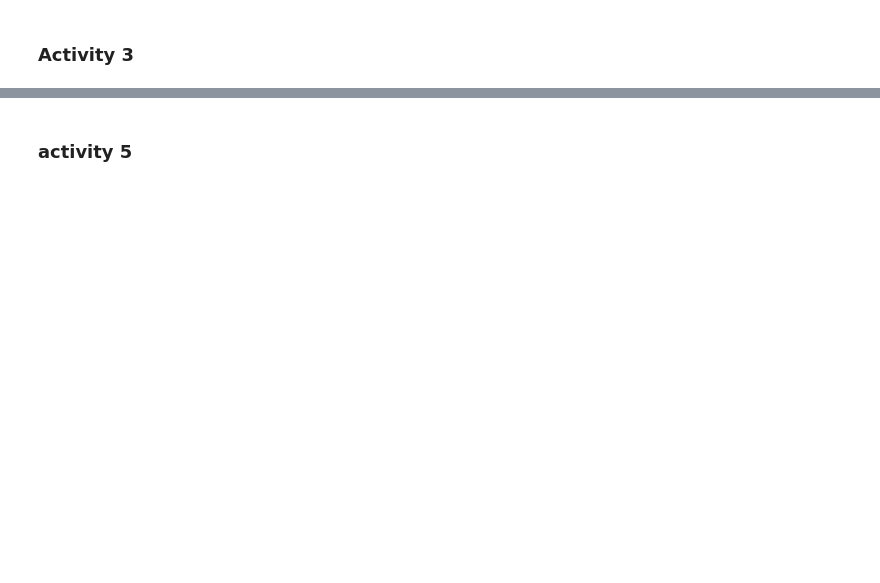
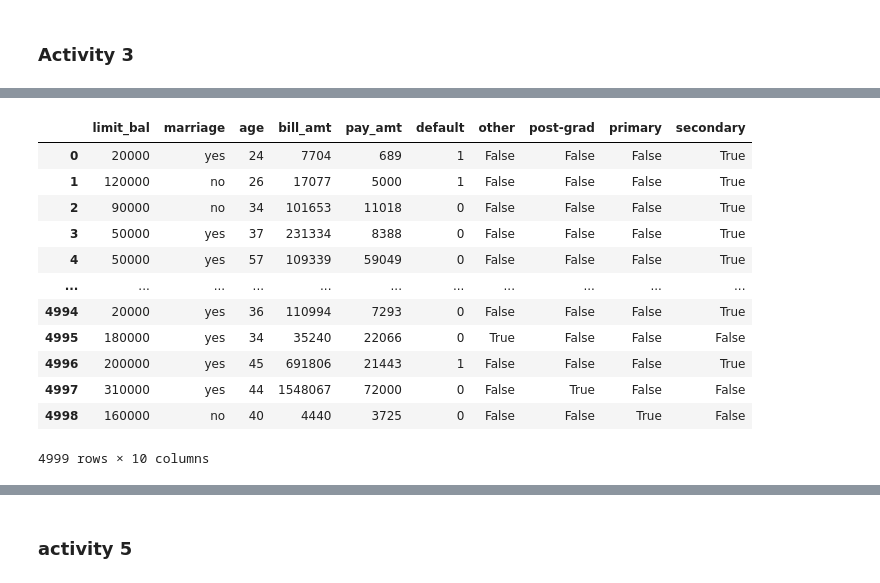
Before and after one commit to softmaxhuanchen/AI-ML, a Jupyter notebook: unsup-learning part2-live/unsup-part2-live.ipynb, the cells around one changed output, grey strips where cells are left out. Saved outputs shown, nothing was run; the diff lists cells and outputs as text; code cells hidden in the pictures; blank space fills up the shorter version.

```diff
--- a/unsup-learning part2-live/unsup-part2-live.ipynb
+++ b/unsup-learning part2-live/unsup-part2-live.ipynb
@@ -200,2 +200,7 @@ df_shopping_transformed
 # %% [markdown]
 ### Activity 3
+# %%
+ccinfo_df = pd.read_csv(
+    Path("Resources/cc_info_default.csv")
+)
+ccinfo_df.head()
@@ -201,0 +214,20 @@ df_shopping_transformed
+# %%
+education_dummies = pd.get_dummies(ccinfo_df["education"])
+education_dummies
+ccinfo_df = pd.concat([ccinfo_df,education_dummies],axis = 1)
+ccinfo_df = ccinfo_df.drop(columns=["education"])
+ccinfo_df
+# %% [output]
+|  | limit_bal | marriage | age | bill_amt | pay_amt | default | other | post-grad | primary | secondary |
+| 0 | 20000 | yes | 24 | 7704 | 689 | 1 | False | False | False | True |
+| 1 | 120000 | no | 26 | 17077 | 5000 | 1 | False | False | False | True |
+| 2 | 90000 | no | 34 | 101653 | 11018 | 0 | False | False | False | True |
+| 3 | 50000 | yes | 37 | 231334 | 8388 | 0 | False | False | False | True |
+| 4 | 50000 | yes | 57 | 109339 | 59049 | 0 | False | False | False | True |
+| ... | ... | ... | ... | ... | ... | ... | ... | ... | ... | ... |
+| 4994 | 20000 | yes | 36 | 110994 | 7293 | 0 | False | False | False | True |
+| 4995 | 180000 | yes | 34 | 35240 | 22066 | 0 | True | False | False | False |
+| 4996 | 200000 | yes | 45 | 691806 | 21443 | 1 | False | False | False | True |
+| 4997 | 310000 | yes | 44 | 1548067 | 72000 | 0 | False | True | False | False |
+| 4998 | 160000 | no | 40 | 4440 | 3725 | 0 | False | False | True | False |
+4999 rows × 10 columns
```
Also changed, not shown: parts of 8 cells of this notebook.
